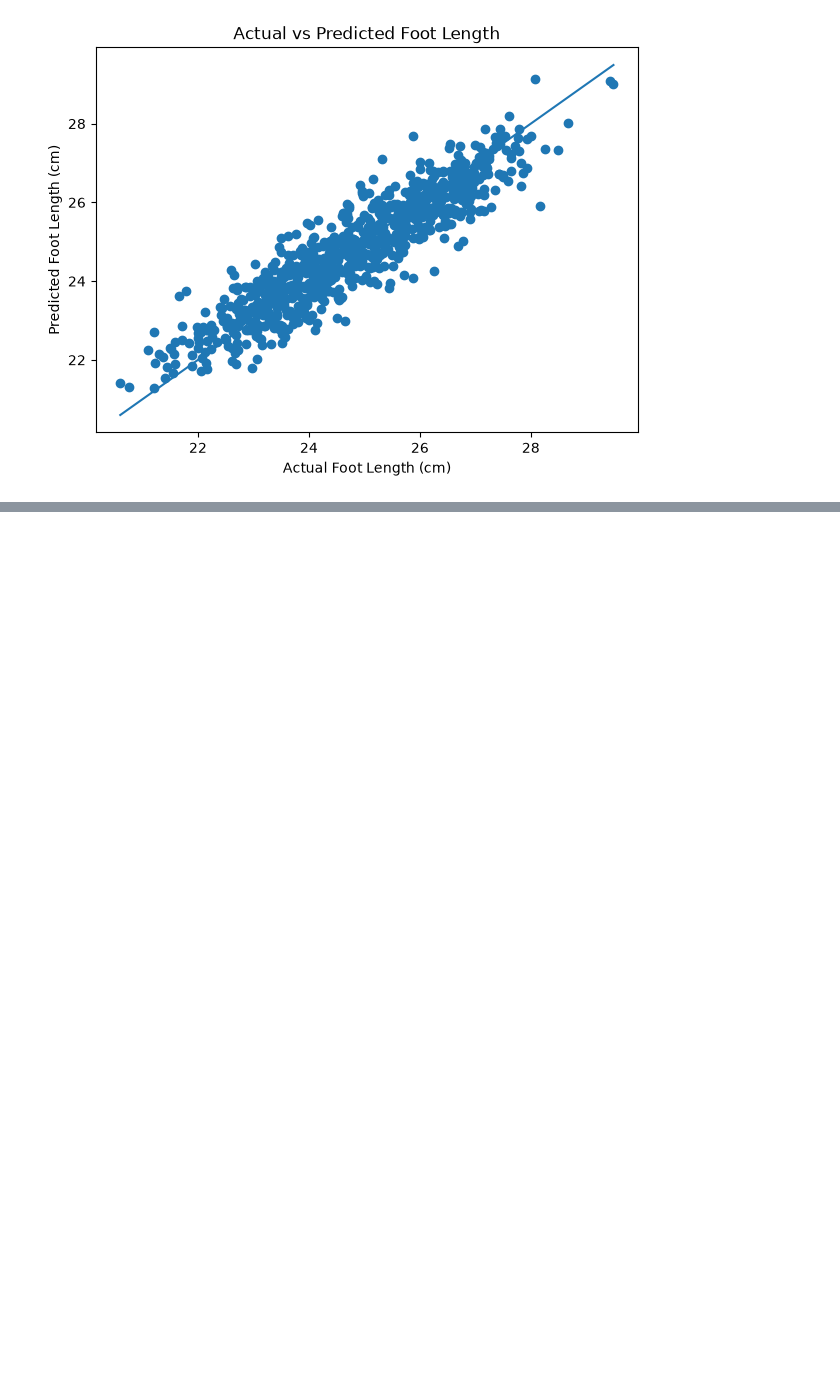
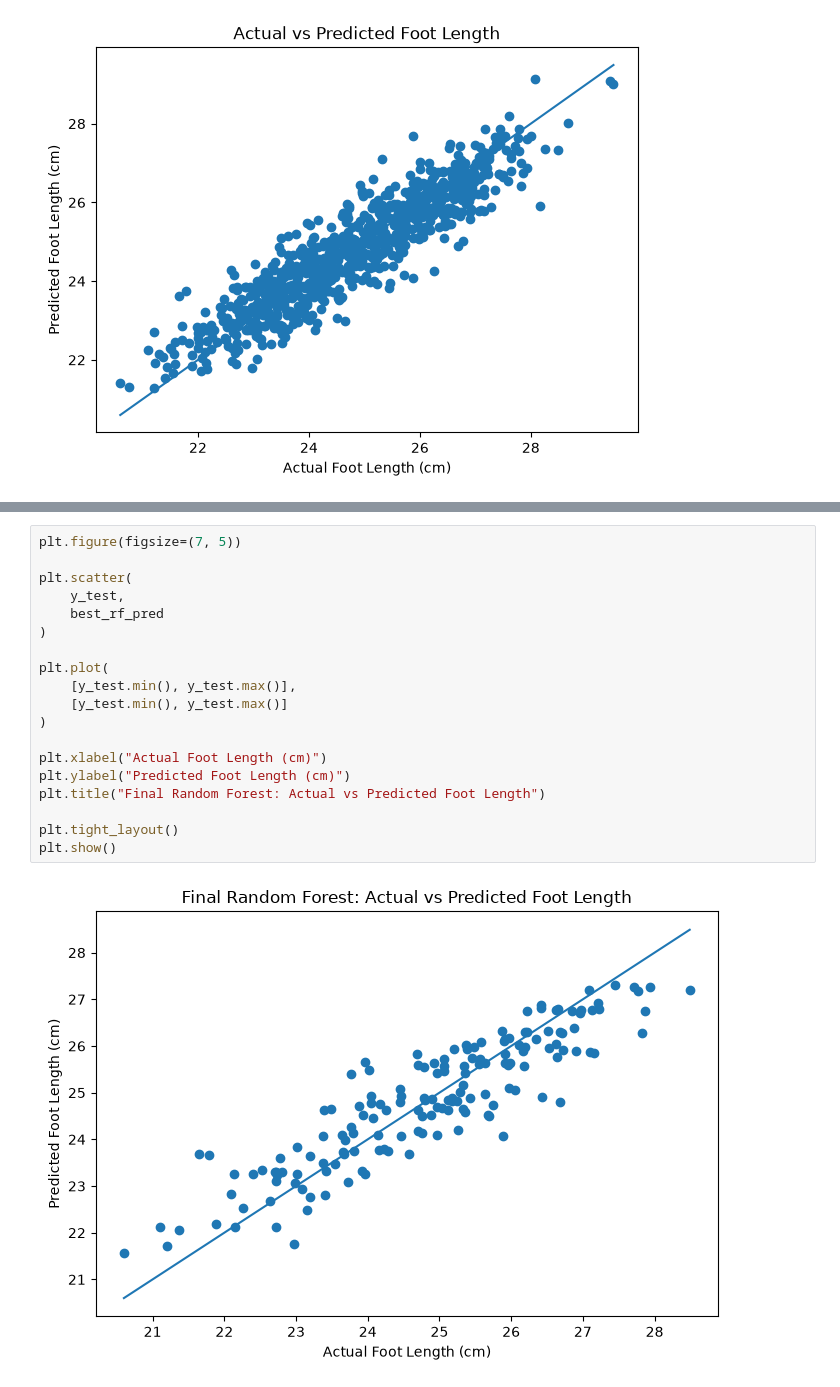
Before and after one commit to Sidra-41/Anthropometric-Characterization-and-Foot-Length-Prediction-Using-Statistical-and-Machine-Learning-Me, a Jupyter notebook: Data/FYP_Data_Analysis.ipynb, the cells around one changed output, grey strips where cells are left out. Drawn from its saved outputs; the diff is of its cells as text; blank space fills up the shorter version.

```diff
--- a/Data/FYP_Data_Analysis.ipynb
+++ b/Data/FYP_Data_Analysis.ipynb
@@ -821,0 +1161,21 @@ plt.show()
+# %%
+plt.figure(figsize=(7, 5))
+
+plt.scatter(
+    y_test,
+    best_rf_pred
+)
+
+plt.plot(
+    [y_test.min(), y_test.max()],
+    [y_test.min(), y_test.max()]
+)
+
+plt.xlabel("Actual Foot Length (cm)")
+plt.ylabel("Predicted Foot Length (cm)")
+plt.title("Final Random Forest: Actual vs Predicted Foot Length")
+
+plt.tight_layout()
+plt.show()
+# %% [output]
+[figure, added]
```
Also changed, not shown: parts of 25 cells of this notebook, 6 other files.
